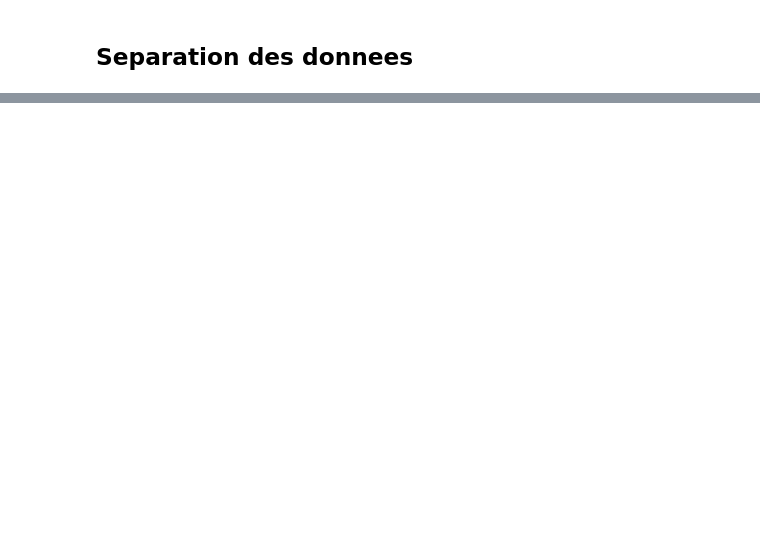
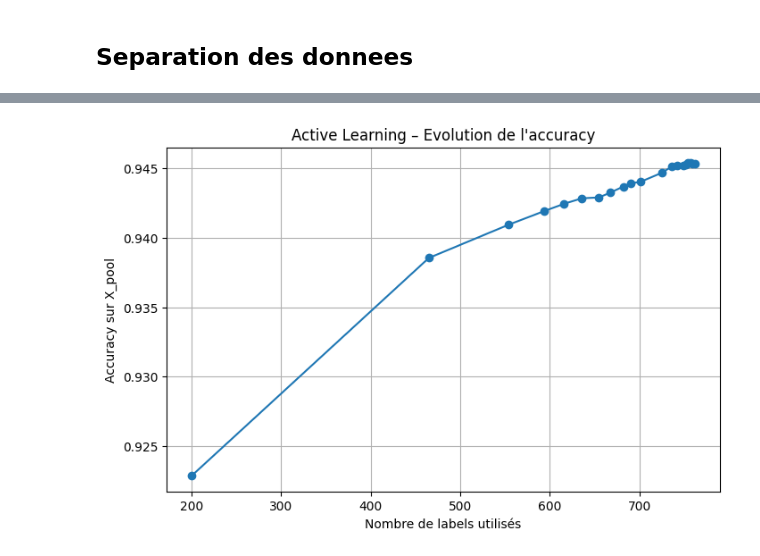
Before and after one commit to LarrySANDJO/PROJET_STATAPP, a Jupyter notebook: Notebooks/Active_Learning.ipynb, the cells around one changed output, grey strips where cells are left out. Cells and saved outputs as stored; diff of their text form; code cells hidden in the pictures; blank space fills up the shorter version.

```diff
--- a/Notebooks/Active_Learning.ipynb
+++ b/Notebooks/Active_Learning.ipynb
@@ -33,0 +54,6 @@ no_labels_data_preprocessed.head(3)
+# %%
+# Chargement du modele
+lightgbm_model = load('/home/onyxia/work/PROJET_STATAPP/Notebooks/lgbm_untrained.joblib')
+# %%
+# fit du modele
+lightgbm_model.fit(X_seed, y_seed)
@@ -33,0 +81,75 @@ no_labels_data_preprocessed.head(3)
+# %%
+from lightgbm import LGBMClassifier
+
+model = LGBMClassifier(
+    learning_rate=0.05,
+    max_depth=10,
+    n_estimators=300,
+    random_state=42
+)
+# %%
+import pandas as pd
+import numpy as np
+from sklearn.metrics import accuracy_score, f1_score, recall_score, precision_score
+import matplotlib.pyplot as plt
+
+results = []
+
+# Boucle d'active learning
+while len(X_seed) < 5000:
+
+    # ---- 1. Train ----
+    model.fit(X_seed, y_seed)
+
+    # ---- 2. Evaluate on pool ----
+    y_pred = model.predict(X_pool)
+    acc = accuracy_score(y_pool, y_pred)
+    f1 = f1_score(y_pool, y_pred)
+    rec = recall_score(y_pool, y_pred)
+    prec = precision_score(y_pool, y_pred)
+
+    results.append({
+        "labels_used": len(X_seed),
+        "accuracy": acc,
+        "f1": f1,
+        "recall": rec,
+        "precision": prec
+    })
+
+    # ---- 3. Predict probabilities ----
+    proba = model.predict_proba(X_pool)[:, 1]
+
+    uncertain_mask = (proba >= 0.35) & (proba <= 0.65)
+    uncertain_indices = X_pool[uncertain_mask].index
+
+    # Si aucun point incertain → stop
+    if len(uncertain_indices) == 0:
+        print("Aucun point incertain → arrêt.")
+        break
+
+    # ---- 4. Add these points to seed ----
+    X_new = X_pool.loc[uncertain_indices]
+    y_new = y_pool.loc[uncertain_indices]
+
+    X_seed = pd.concat([X_seed, X_new], axis=0)
+    y_seed = pd.concat([y_seed, y_new], axis=0)
+
+    # ---- 5. Remove them from pool ----
+    X_pool = X_pool.drop(uncertain_indices)
+    y_pool = y_pool.drop(uncertain_indices)
+
+    print(f"Iteration: {len(results)}, nouveaux labels: {len(uncertain_indices)}, total: {len(X_seed)}")
+
+
+# ---- Final Results DataFrame ----
+results_df = pd.DataFrame(results)
+
+# ---- Plot ----
+plt.figure(figsize=(8,5))
+plt.plot(results_df["labels_used"], results_df["accuracy"], marker='o')
+plt.xlabel("Nombre de labels utilisés")
+plt.ylabel("Accuracy sur X_pool")
+plt.title("Active Learning – Evolution de l'accuracy")
+plt.grid(True)
+plt.show()
+# %% [output]
@@ -33,0 +173 @@ no_labels_data_preprocessed.head(3)
+[figure, added]
```
Also changed, not shown: parts of 10 cells of this notebook, 2 other files.
